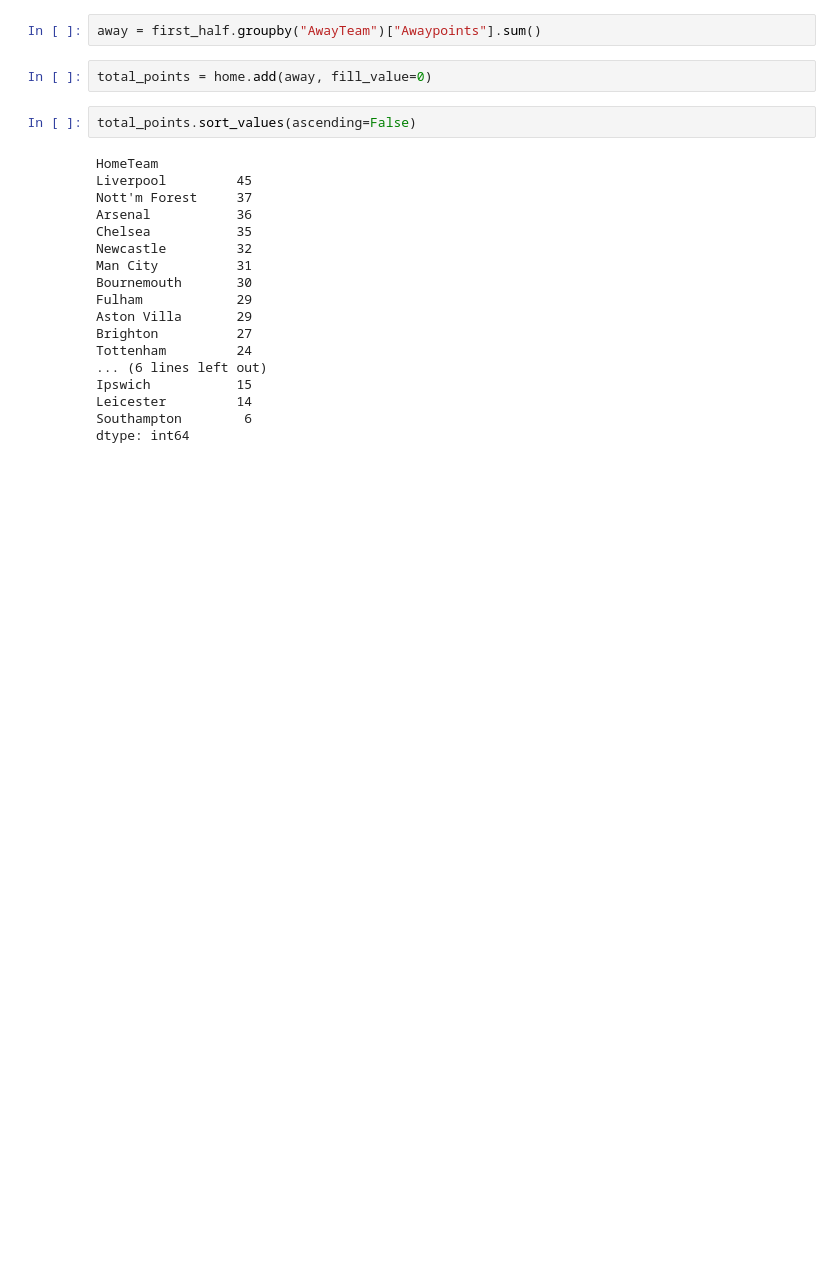
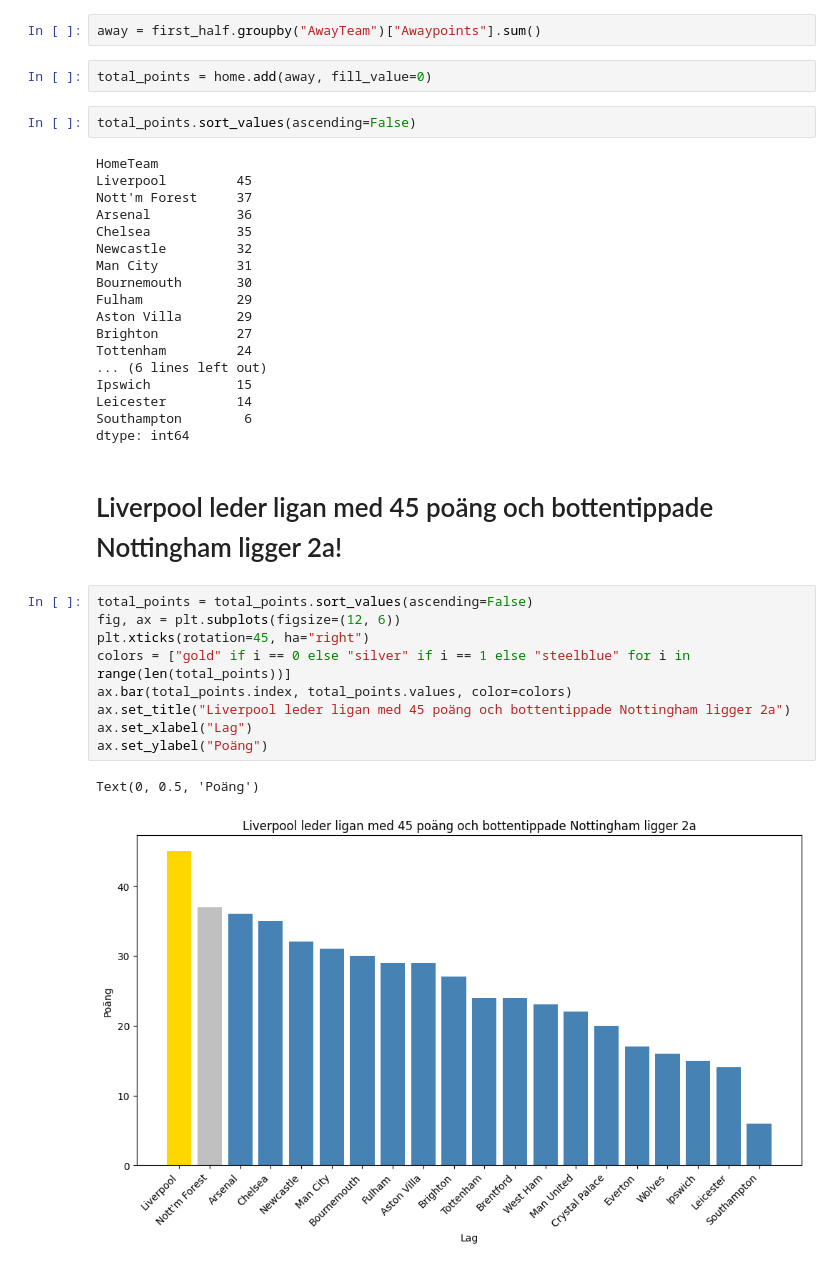
Before and after one commit to OliverApel96/kk1-premier-league, a Jupyter notebook: notebook.ipynb, the cells around one changed output. Cells and saved outputs as stored; diff of their text form; blank space fills up the shorter version.

Commit message:
Diagram to show leaders and second place with diffrent colors.

```diff
--- a/notebook.ipynb
+++ b/notebook.ipynb
@@ -50,3 +50,17 @@ Ipswich           15
 Leicester         14
 Southampton        6
 dtype: int64
+# %% [markdown]
+# Liverpool leder ligan med 45 poäng och bottentippade Nottingham ligger 2a!
+# %%
+total_points = total_points.sort_values(ascending=False)
+fig, ax = plt.subplots(figsize=(12, 6))
+plt.xticks(rotation=45, ha="right")
+colors = ["gold" if i == 0 else "silver" if i == 1 else "steelblue" for i in range(len(total_points))]
+ax.bar(total_points.index, total_points.values, color=colors)
+ax.set_title("Liverpool leder ligan med 45 poäng och bottentippade Nottingham ligger 2a")
+ax.set_xlabel("Lag")
+ax.set_ylabel("Poäng")
+# %% [output]
+Text(0, 0.5, 'Poäng')
+[figure, added]
```
